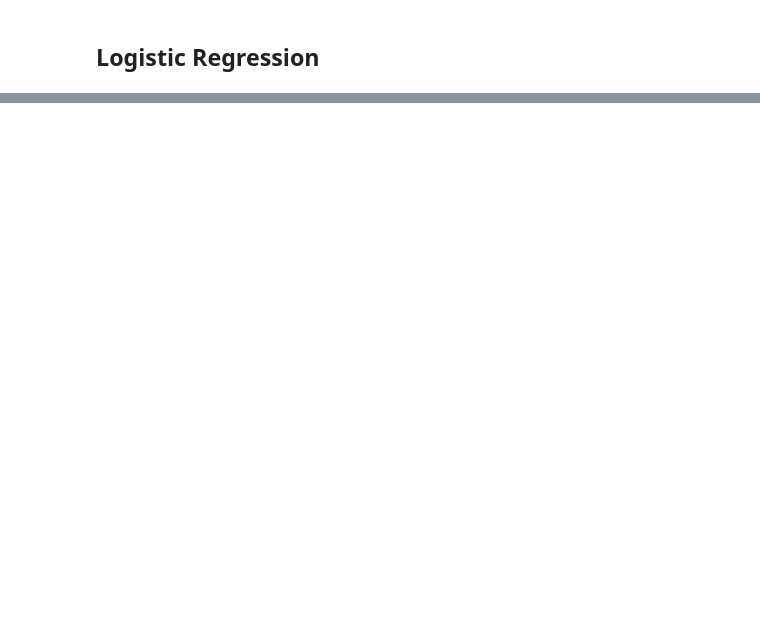
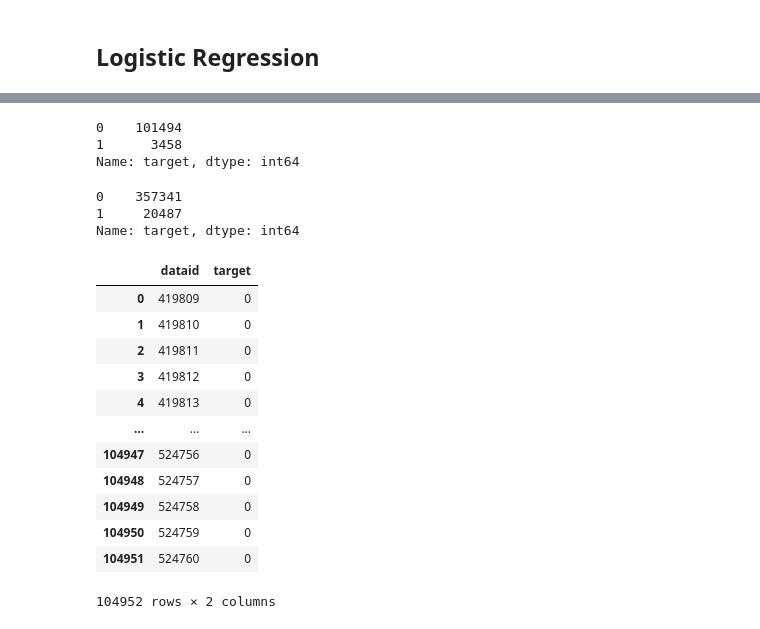
Before and after one commit to AiRikux/uni-assignments, a Jupyter notebook: S5 - FIT5149/Assignment 2/NA - FIT5149 Assignment 2.ipynb, the cells around one changed output, grey strips where cells are left out. Saved outputs shown, nothing was run; the diff lists cells and outputs as text; code cells hidden in the pictures; blank space fills up the shorter version.

Commit message:
create test 5

```diff
--- a/S5 - FIT5149/Assignment 2/NA - FIT5149 Assignment 2.ipynb
+++ b/S5 - FIT5149/Assignment 2/NA - FIT5149 Assignment 2.ipynb
@@ -131,0 +390,12 @@ train_normal.head()
+# %%
+features = top_features[:-2]
+
+train5 = train[[*features, "target"]] #train.drop('month', axis = 1)
+
+# convert dates to categorical
+train5['date'] = train5['date'].astype('category')
+#train5['weekday'] = train5['weekday'].astype('category')
+train5['hour'] = train5['hour'].astype('category')
+train5['minute'] = train5['minute'].astype('category')
+
+train5 = pd.get_dummies(train5)
@@ -140,8 +484,8 @@ train_normal.head()
 validation_x, train_x = train_test_split(train, test_size = 0.9, train_size = 0.1)
 
 # separate x and y
-train_y = train_x.iloc[:, -1:].target
+train_y = train_x.target
 train_x = train_x.iloc[:, :-1]
 
-validation_y = validation_x.iloc[:, -1:].target
+validation_y = validation_x.target
 validation_x = validation_x.iloc[:, :-1]
@@ -191,0 +563,7 @@ array([0, 1])
+# %%
+lr_model = LogisticRegression(max_iter=1000).fit(train_x, train_y)
+val_y = lr_model.predict(validation_x)
+pred_y = lr_model.predict(train_x)
+
+print(classification_report(train_y, pred_y))
+print(classification_report(validation_y, val_y))
@@ -191,0 +588,2 @@ array([0, 1])
+# %%
+lr_test = lr_model.predict(test)
@@ -192,3 +595,31 @@ array([0, 1])
+# %%
+lr_final.target.value_counts()
+# %% [output]
+0    101494
+1      3458
+Name: target, dtype: int64
+# %%
+train_y.value_counts()
+# %% [output]
+0    357341
+1     20487
+Name: target, dtype: int64
+# %%
+lr_final
+# %% [output]
+|  | dataid | target |
+| 0 | 419809 | 0 |
+| 1 | 419810 | 0 |
+| 2 | 419811 | 0 |
+| 3 | 419812 | 0 |
+| 4 | 419813 | 0 |
+| ... | ... | ... |
+| 104947 | 524756 | 0 |
+| 104948 | 524757 | 0 |
+| 104949 | 524758 | 0 |
+| 104950 | 524759 | 0 |
+| 104951 | 524760 | 0 |
+104952 rows × 2 columns
 # %%
 pipe = make_pipeline(StandardScaler(), LogisticRegression())
 >>> pipe.fit(X_train, y_train)  # apply scaling on training data
```
Also changed, not shown: parts of 49 cells of this notebook, 3 other files.
